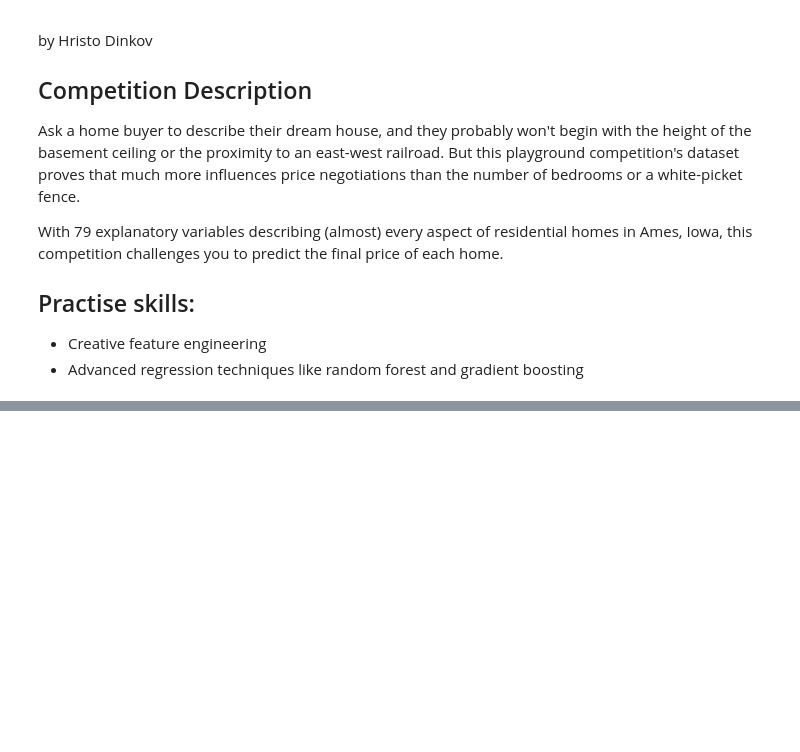
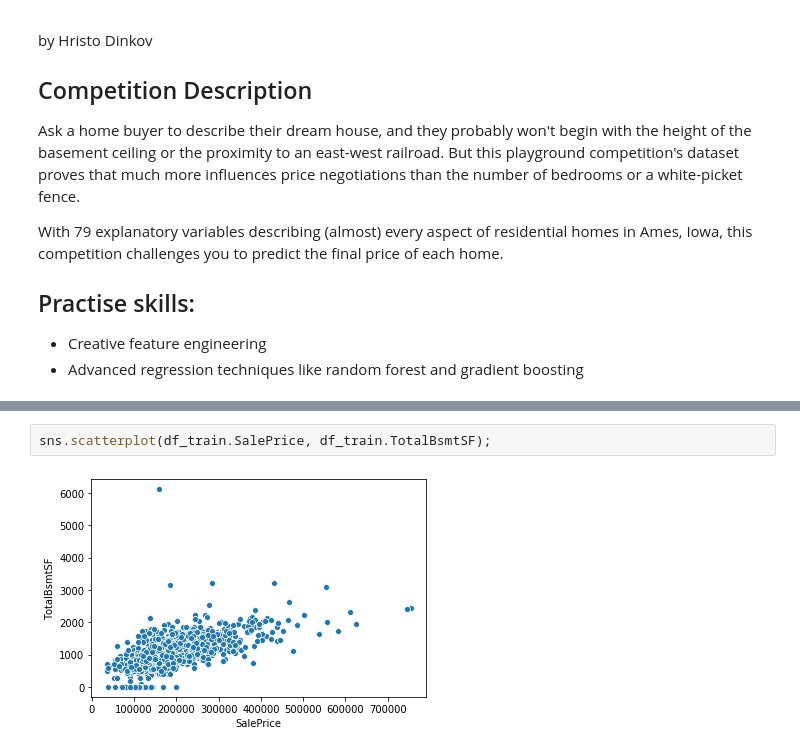
Before and after one commit to HristoDinkov/Machine-Learning-AI, a Jupyter notebook: Machine-Learning-Projects/Kaggle-Competitions/House_Prices_Advanced_Regression_Techniques.ipynb, the cells around one changed output, grey strips where cells are left out. Saved outputs shown, nothing was run; the diff lists cells and outputs as text; blank space fills up the shorter version.

```diff
--- a/Machine-Learning-Projects/Kaggle-Competitions/House_Prices_Advanced_Regression_Techniques.ipynb
+++ b/Machine-Learning-Projects/Kaggle-Competitions/House_Prices_Advanced_Regression_Techniques.ipynb
@@ -15,0 +83,4 @@ With 79 explanatory variables describing (almost) every aspect of residential ho
+# %%
+sns.scatterplot(df_train.SalePrice, df_train.TotalBsmtSF);
+# %% [output]
+[figure, added]
```
Also changed, not shown: parts of 52 cells of this notebook, 7 other files.
